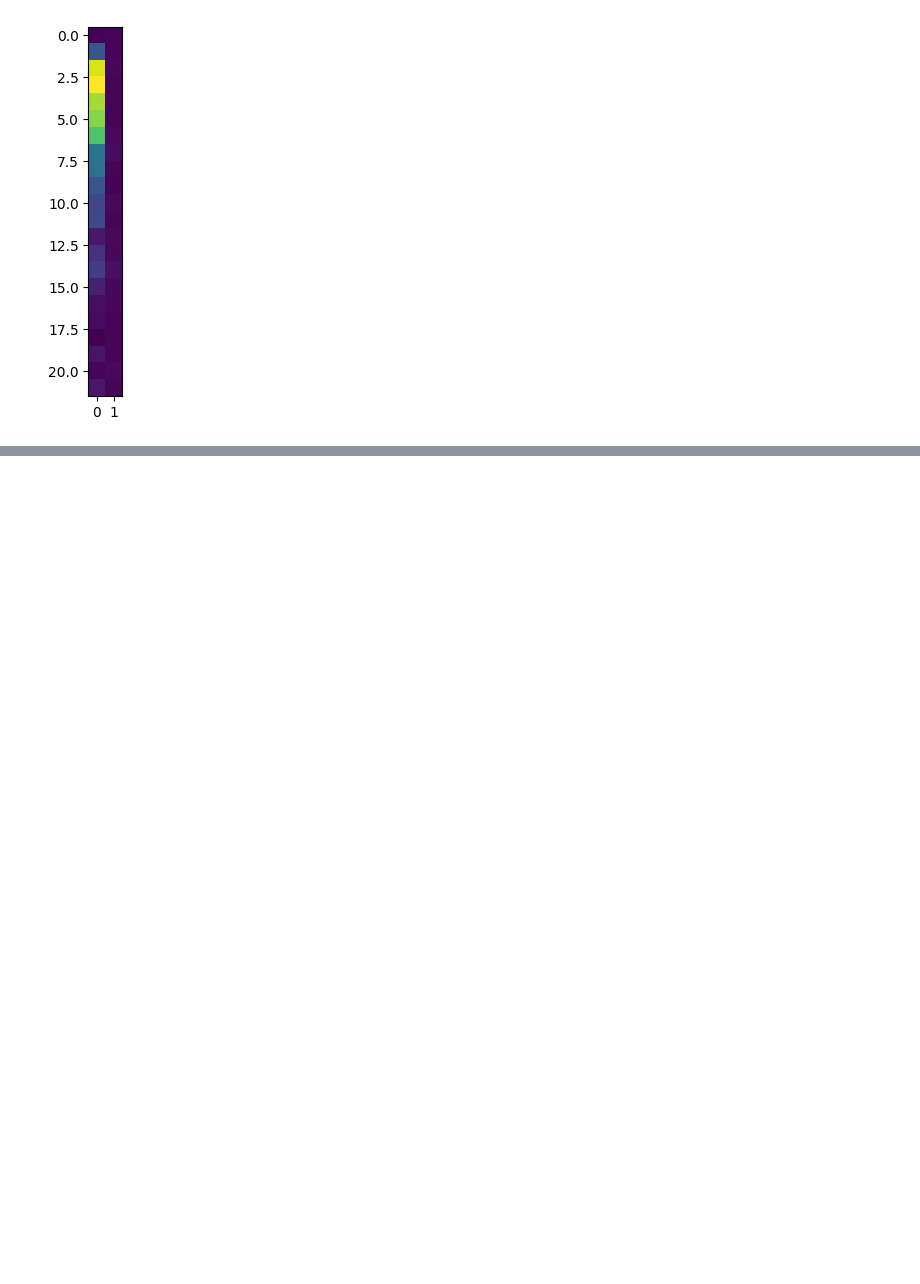
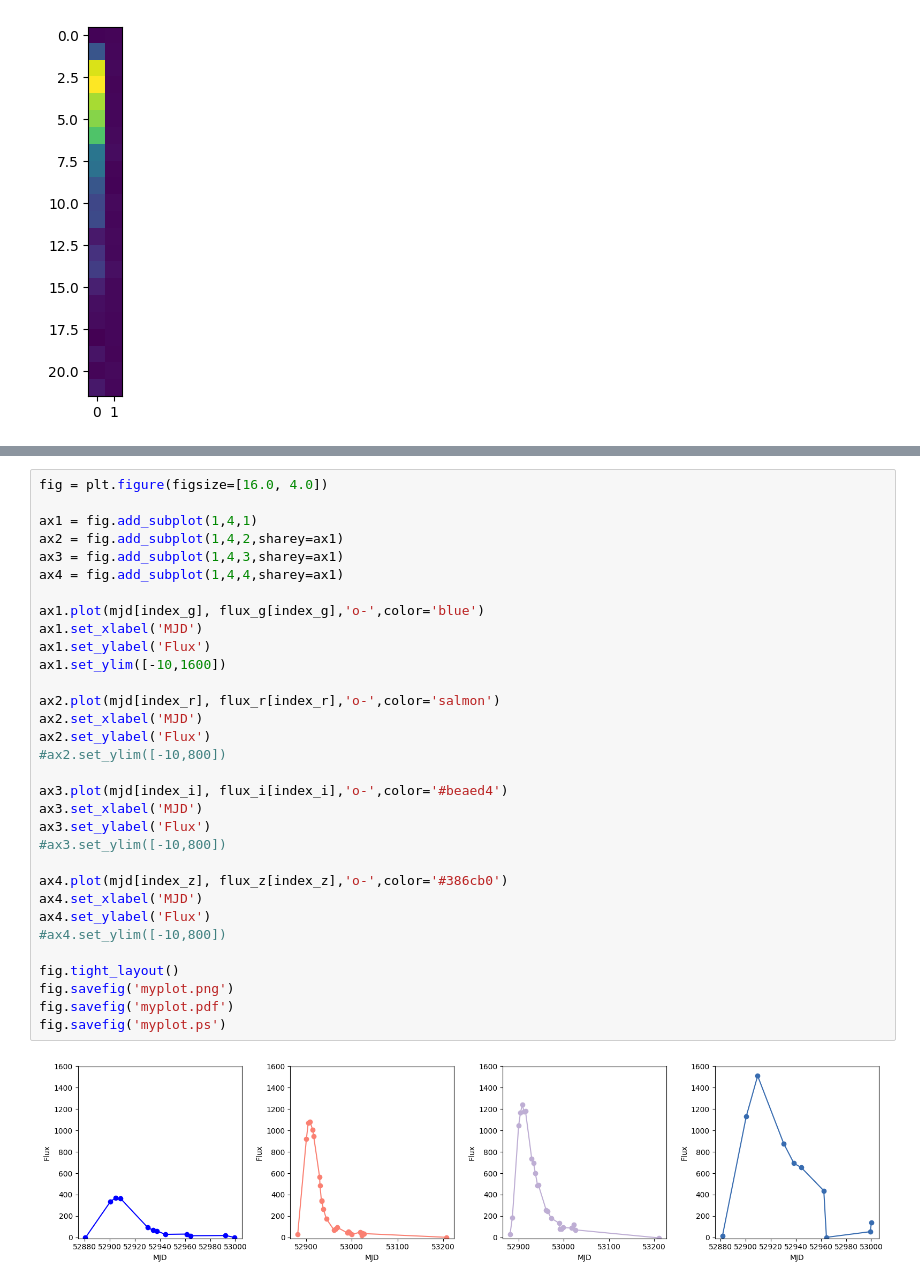
Before and after one commit to nden/astropy_bg_2023, a Jupyter notebook: INTRO/Day1_Morning.ipynb, the cells around one changed output, grey strips where cells are left out. Drawn from its saved outputs; the diff is of its cells as text; blank space fills up the shorter version.

```diff
--- a/INTRO/Day1_Morning.ipynb
+++ b/INTRO/Day1_Morning.ipynb
@@ -223,0 +250,34 @@ plt.ylim([0,800])
+# %%
+fig = plt.figure(figsize=[16.0, 4.0])
+
+ax1 = fig.add_subplot(1,4,1)
+ax2 = fig.add_subplot(1,4,2,sharey=ax1)
+ax3 = fig.add_subplot(1,4,3,sharey=ax1)
+ax4 = fig.add_subplot(1,4,4,sharey=ax1)
+
+ax1.plot(mjd[index_g], flux_g[index_g],'o-',color='blue')
+ax1.set_xlabel('MJD')
+ax1.set_ylabel('Flux')
+ax1.set_ylim([-10,1600])
+
+ax2.plot(mjd[index_r], flux_r[index_r],'o-',color='salmon')
+ax2.set_xlabel('MJD')
+ax2.set_ylabel('Flux')
+#ax2.set_ylim([-10,800])
+
+ax3.plot(mjd[index_i], flux_i[index_i],'o-',color='#beaed4')
+ax3.set_xlabel('MJD')
+ax3.set_ylabel('Flux')
+#ax3.set_ylim([-10,800])
+
+ax4.plot(mjd[index_z], flux_z[index_z],'o-',color='#386cb0')
+ax4.set_xlabel('MJD')
+ax4.set_ylabel('Flux')
+#ax4.set_ylim([-10,800])
+
+fig.tight_layout()
+fig.savefig('myplot.png')
+fig.savefig('myplot.pdf')
+fig.savefig('myplot.ps')
+# %% [output]
+[figure, added]
```
Also changed, not shown: parts of 11 cells of this notebook.
